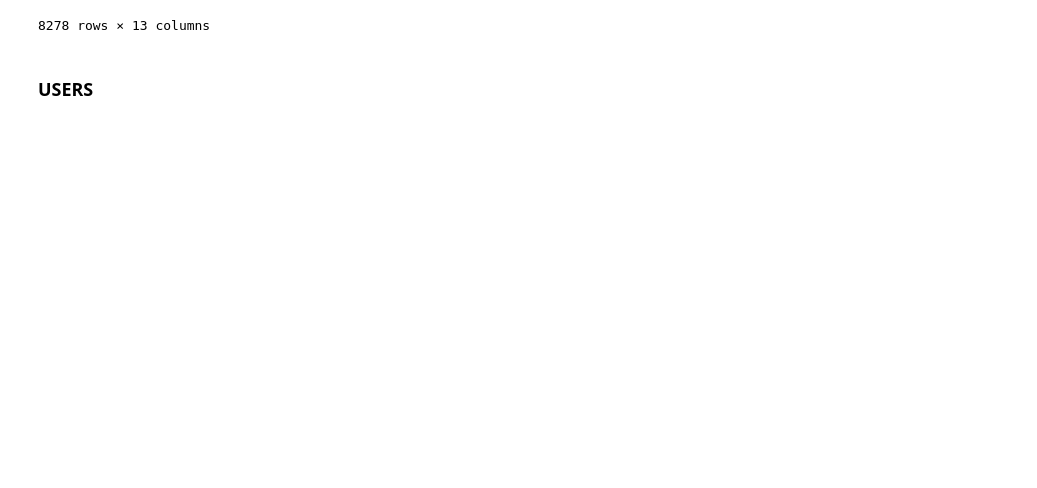
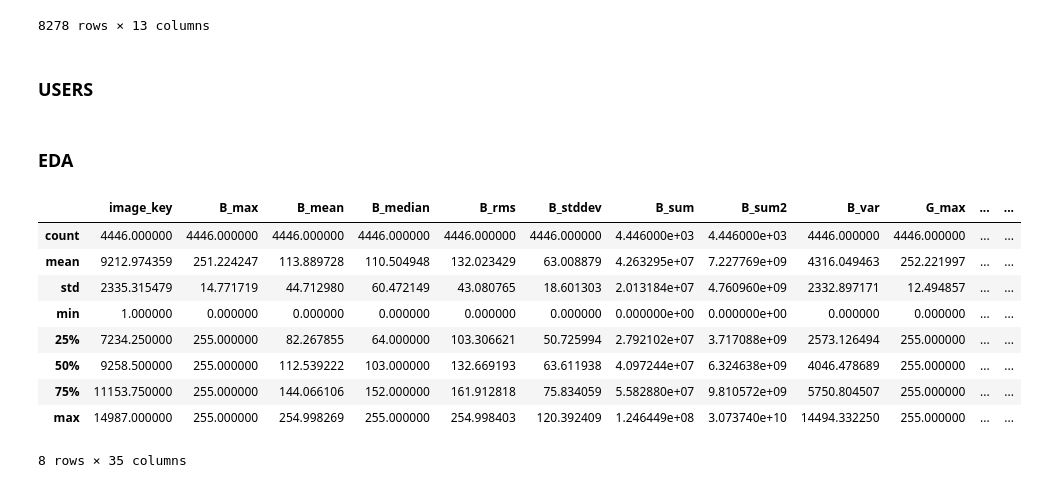
Before and after one commit to thunter009/Instapredict, a Jupyter notebook: EDA.ipynb, the cells around one changed output. Drawn from its saved outputs; the diff is of its cells as text; code cells hidden in the pictures; blank space fills up the shorter version.

```diff
--- a/EDA.ipynb
+++ b/EDA.ipynb
@@ -42,3 +42,23 @@ users.to_csv("data/users.csv", index=False)
 df_users = pd.read_csv("data/users_followers.csv")
 # %%
 len(df_users) / len(df_posts)
+# %% [markdown]
+### EDA
+# %%
+import pandas as pd
+import matplotlib as plt
+%matplotlib inline
+clean = pd.read_csv("data/Alldataclean.csv")
+# %%
+clean.describe()
+# %% [output]
+|  | image_key | B_max | B_mean | B_median | B_rms | B_stddev | B_sum | B_sum2 | B_var | G_max | ... | ... |
+| count | 4446.000000 | 4446.000000 | 4446.000000 | 4446.000000 | 4446.000000 | 4446.000000 | 4.446000e+03 | 4.446000e+03 | 4446.000000 | 4446.000000 | ... | ... |
+| mean | 9212.974359 | 251.224247 | 113.889728 | 110.504948 | 132.023429 | 63.008879 | 4.263295e+07 | 7.227769e+09 | 4316.049463 | 252.221997 | ... | ... |
+| std | 2335.315479 | 14.771719 | 44.712980 | 60.472149 | 43.080765 | 18.601303 | 2.013184e+07 | 4.760960e+09 | 2332.897171 | 12.494857 | ... | ... |
+| min | 1.000000 | 0.000000 | 0.000000 | 0.000000 | 0.000000 | 0.000000 | 0.000000e+00 | 0.000000e+00 | 0.000000 | 0.000000 | ... | ... |
+| 25% | 7234.250000 | 255.000000 | 82.267855 | 64.000000 | 103.306621 | 50.725994 | 2.792102e+07 | 3.717088e+09 | 2573.126494 | 255.000000 | ... | ... |
+| 50% | 9258.500000 | 255.000000 | 112.539222 | 103.000000 | 132.669193 | 63.611938 | 4.097244e+07 | 6.324638e+09 | 4046.478689 | 255.000000 | ... | ... |
+| 75% | 11153.750000 | 255.000000 | 144.066106 | 152.000000 | 161.912818 | 75.834059 | 5.582880e+07 | 9.810572e+09 | 5750.804507 | 255.000000 | ... | ... |
+| max | 14987.000000 | 255.000000 | 254.998269 | 255.000000 | 254.998403 | 120.392409 | 1.246449e+08 | 3.073740e+10 | 14494.332250 | 255.000000 | ... | ... |
+8 rows × 35 columns
```
Also changed, not shown: parts of 2 cells of this notebook.
